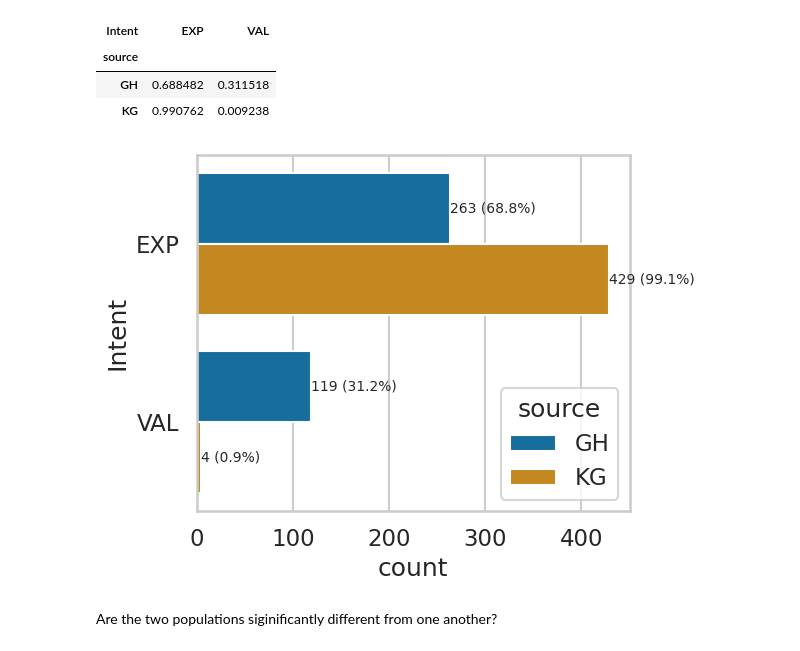
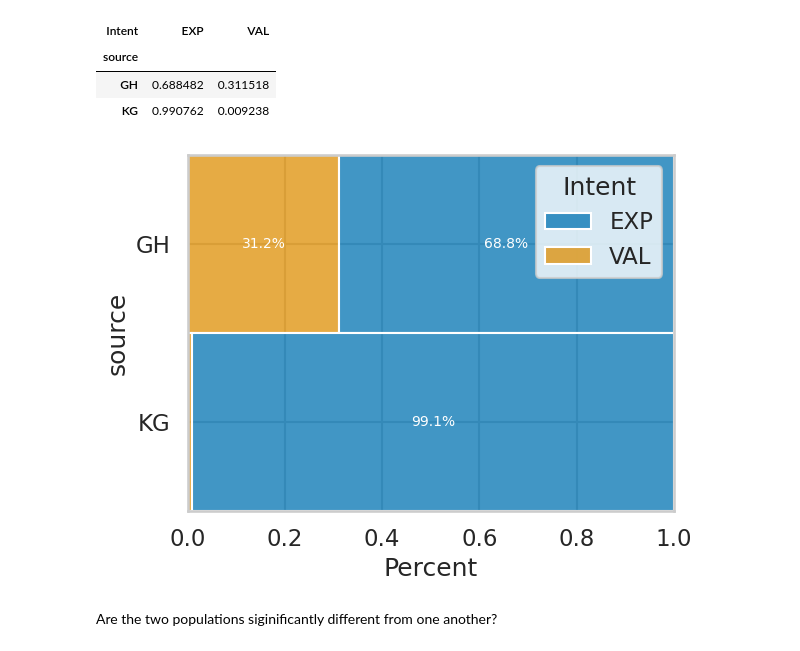
Before and after one commit to arumoy-shome/shome2023notebook, a Jupyter notebook: notebooks/results.ipynb, the cells around one changed output. Cells and saved outputs as stored; diff of their text form; code cells hidden in the pictures.

```diff
--- a/notebooks/results.ipynb
+++ b/notebooks/results.ipynb
@@ -44,6 +51,17 @@ def annot_count_with_percent(ax, orient="v") -> None:
             for p in container
         ]
         ax.bar_label(container, labels=labels, fontsize=10.0)
+# %%
+def annot_histplot_with_percent(ax) -> None:
+    """Annotate each bar in a stacked histplot with percentage."""
+    for patch in ax.patches:
+        width = patch.get_width()
+        if width < 0.04:          # skip slivers to avoid overlap
+            continue
+        x = patch.get_x() + width / 2
+        y = patch.get_y() + patch.get_height() / 2
+        ax.text(x, y, f'{width:.1%}', ha='center', va='center',
+                color='white', fontsize=10)
 # %%
 def counts(row, col):
     freq = pd.crosstab(row, col)
@@ -108,17 +141,18 @@ pct
 | GH | 0.688482 | 0.311518 |
 | KG | 0.990762 | 0.009238 |
 # %%
-ax = sns.countplot(
+ax = sns.histplot(
     data=data,
-    y='Intent',
-    order=data["Intent"].value_counts().index,
-    hue='source',
+    y='source',
+    hue='Intent',
+    stat='percent',
+    multiple='fill',
 )
-annot_count_with_percent(ax, orient='h')
+annot_histplot_with_percent(ax)
 ax.get_figure().tight_layout()
 ax.get_figure().savefig("report/distribution-intent.pdf")
 # %% [output]
-[figure, old version]
+[figure, new version]
 # %% [markdown]
 Are the two populations siginificantly different from one another?
 # %%
```
Also changed, not shown: parts of 42 cells of this notebook, 1 other file.
